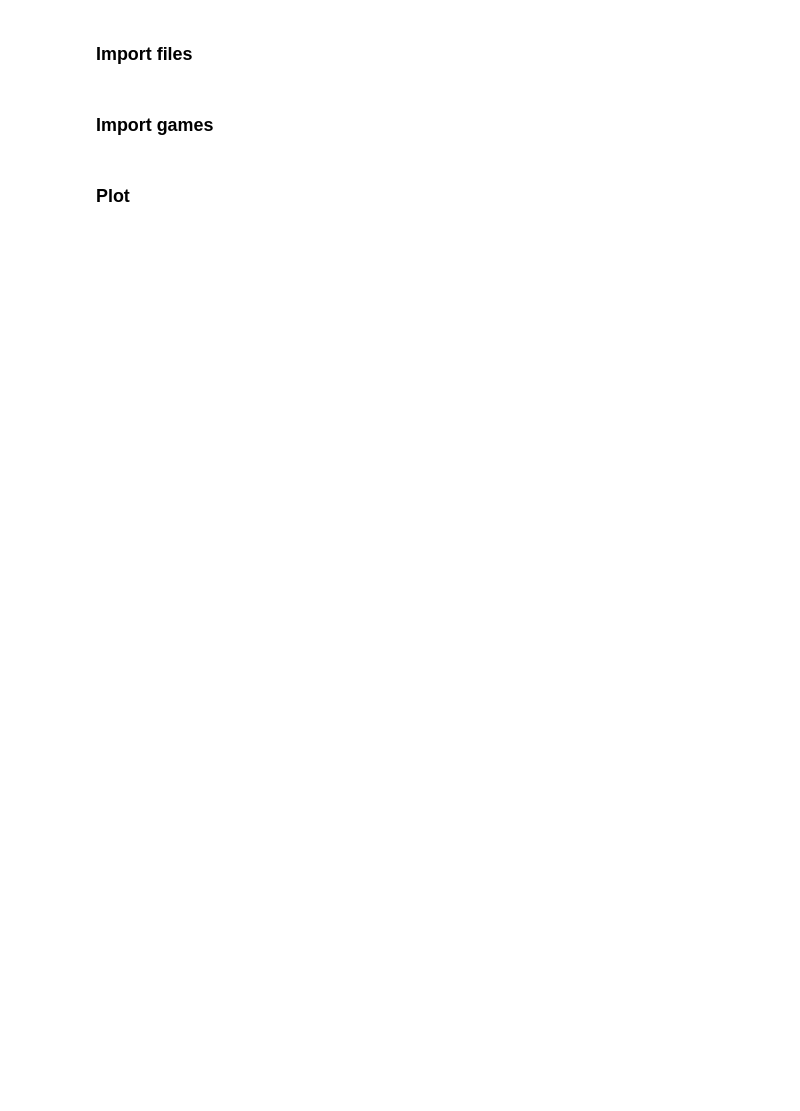
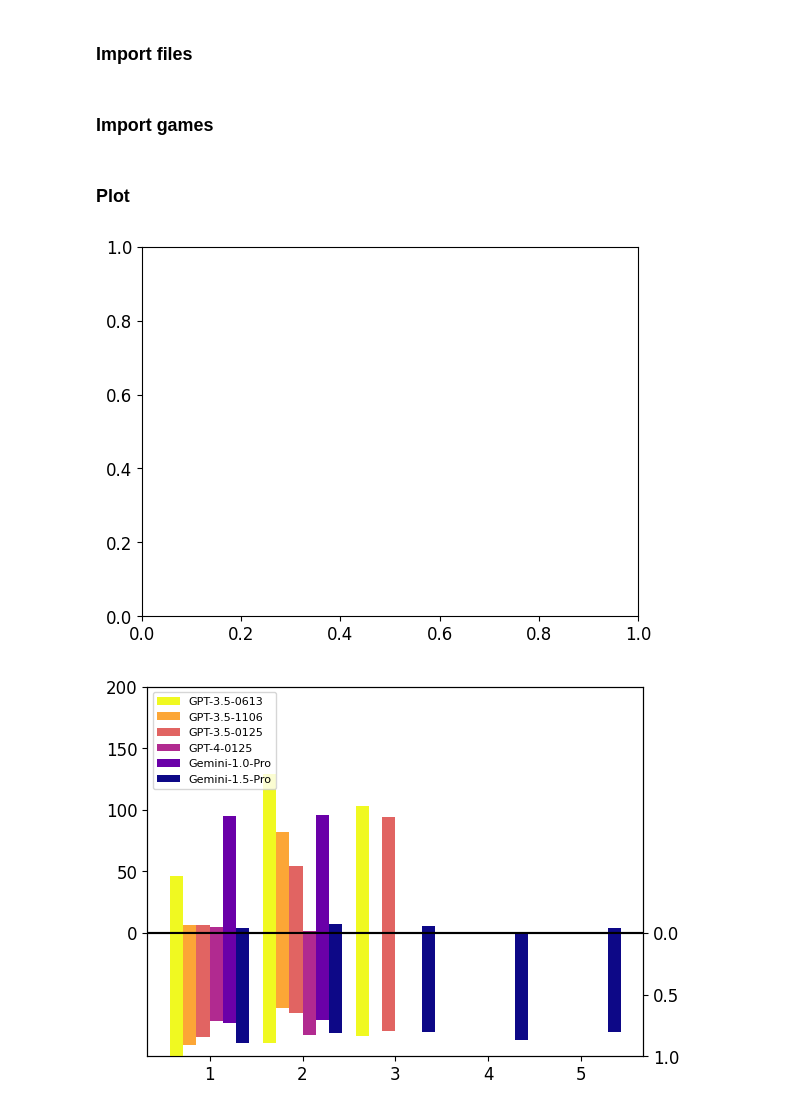
Before and after one commit to CUHK-ARISE/GAMABench, a Jupyter notebook: main.ipynb, the cells around one changed output. Drawn from its saved outputs; the diff is of its cells as text; code cells hidden in the pictures; blank space fills up the shorter version.

Commit message:
updated the model plots for each game

```diff
--- a/main.ipynb
+++ b/main.ipynb
@@ -83,2 +108,30 @@ from games.divide_dollar import *
 # %% [markdown]
 ### Plot
+# %%
+# Create a game plane
+plane = Analysis(PirateGame)
+
+# Load the files with the same label
+files = [f'raw_results/pirate_game/gpt-3.5-turbo-0613_pirate_game_v1_{i}.json' for i in range(1,6)]
+plane.add_avg(files, "GPT-3.5-0613")
+
+files = [f'raw_results/pirate_game/gpt-3.5-turbo-1106_pirate_game_v1_{i}.json' for i in range(1,6)]
+plane.add_avg(files, "GPT-3.5-1106")
+
+files = [f'raw_results/pirate_game/pirate_game_v1_{i}.json' for i in range(1,6)]
+plane.add_avg(files, "GPT-3.5-0125")
+
+files = [f'raw_results/pirate_game/gpt-4-0125-preview_pirate_game_v1_{i}.json' for i in range(1,6)]
+plane.add_avg(files, "GPT-4-0125")
+
+files = [f'raw_results/pirate_game/gemini-1.0-pro_pirate_game_v1_{i}.json' for i in range(1,6)]
+plane.add_avg(files, "Gemini-1.0-Pro")
+
+files = [f'raw_results/pirate_game/gemini-1.5-pro_pirate_game_v1_{i}.json' for i in range(1,6)]
+plane.add_avg(files, "Gemini-1.5-Pro")
+
+# Plot the game
+plane.plot(xlabel="", loc='best', savename="closed-source_pirate_game")
+# %% [output]
+[figure, added]
+[figure, added]
```
Also changed, not shown: parts of 13 cells of this notebook, 5 other files.
